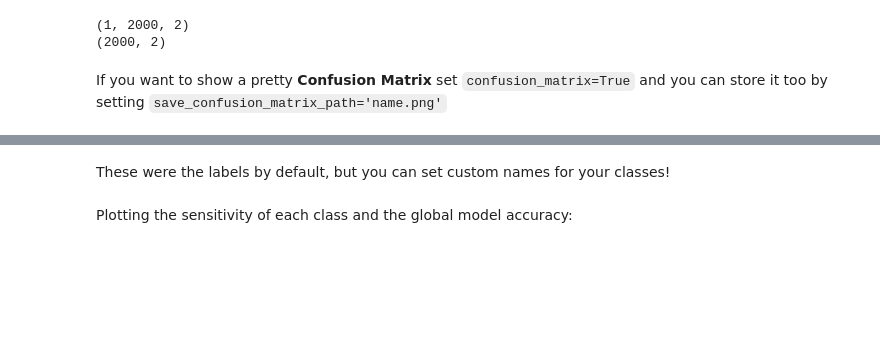
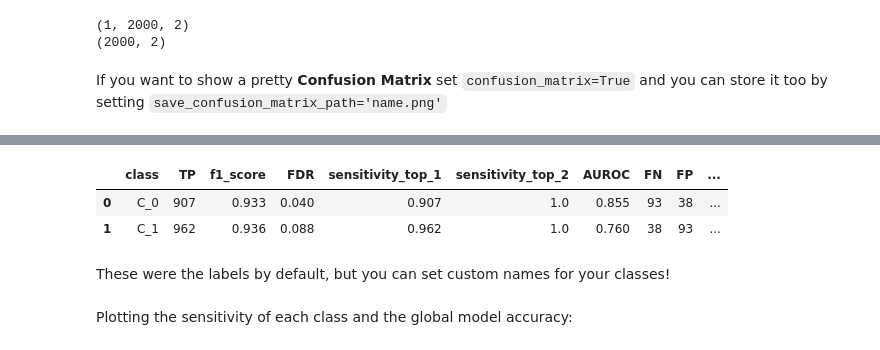
Before and after one commit to triagemd/keras-eval, a Jupyter notebook: example.ipynb, the cells around one changed output, grey strips where cells are left out. Saved outputs shown, nothing was run; the diff lists cells and outputs as text; code cells hidden in the pictures; blank space fills up the shorter version.

Commit message:
show results in df

```diff
--- a/example.ipynb
+++ b/example.ipynb
@@ -125,3 +115,9 @@ Found 2000 images belonging to 2 classes.
+# %%
+evaluator.show_results('individual')
+# %% [output]
+|  | class | TP | f1_score | FDR | sensitivity_top_1 | sensitivity_top_2 | AUROC | FN | FP | ... |
+| 0 | C_0 | 907 | 0.933 | 0.040 | 0.907 | 1.0 | 0.855 | 93 | 38 | ... |
+| 1 | C_1 | 962 | 0.936 | 0.088 | 0.962 | 1.0 | 0.760 | 38 | 93 | ... |
 # %% [markdown]
 These were the labels by default, but you can set custom names for your classes!
 # %%
```
Also changed, not shown: parts of 12 cells of this notebook.
